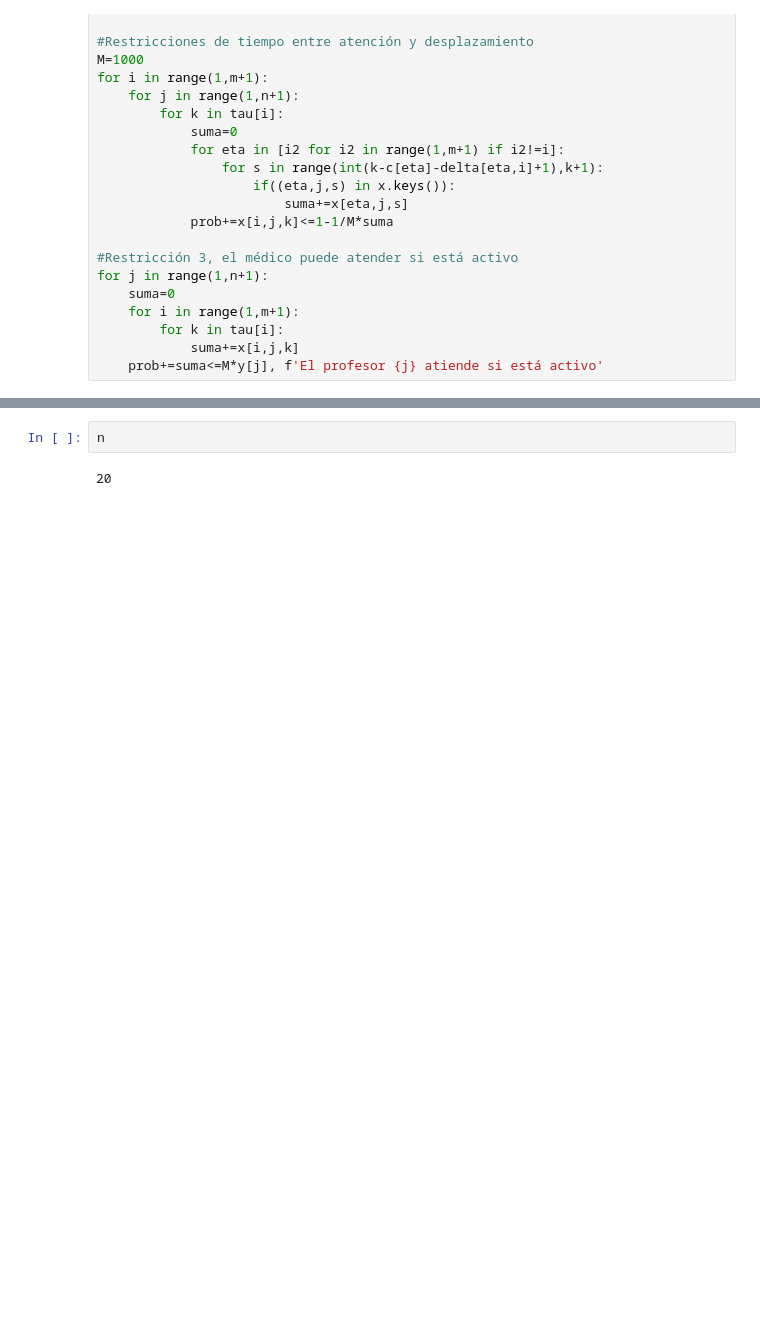
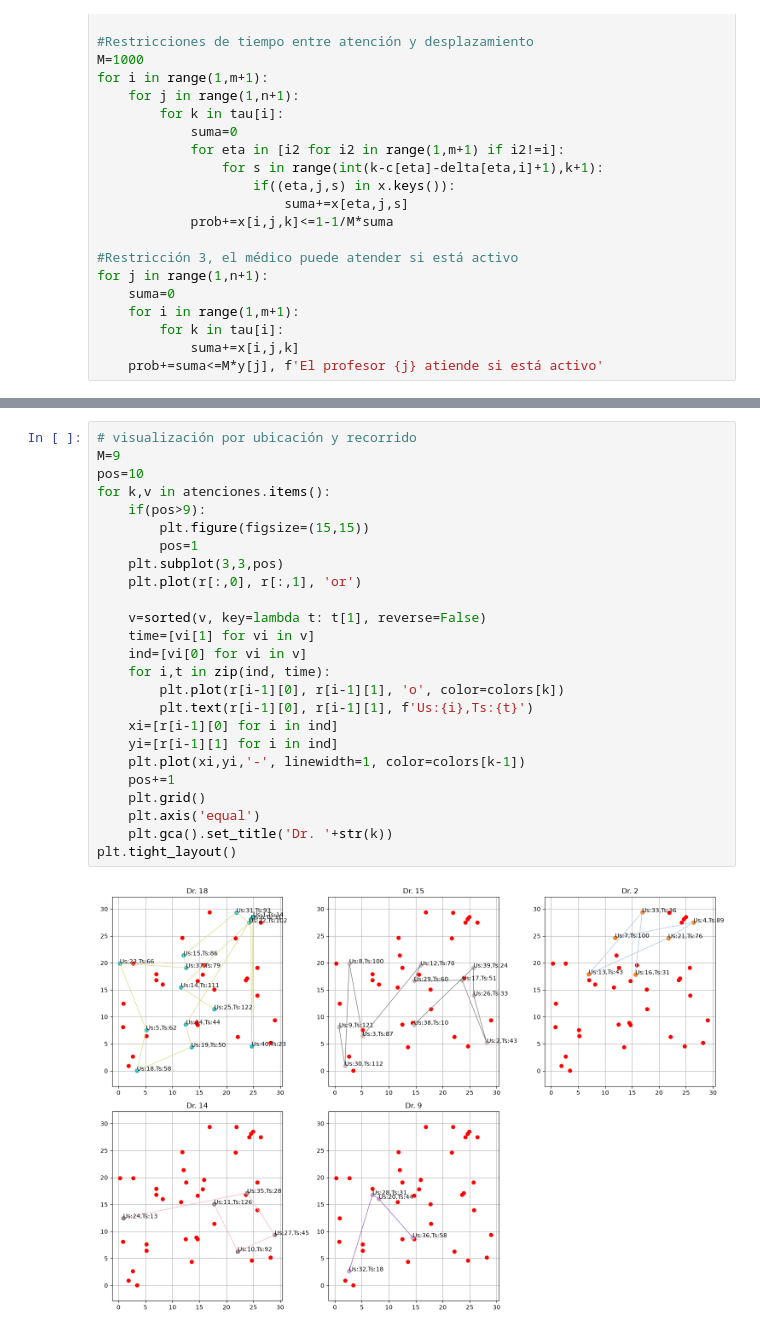
Before and after one commit to robertohincapie/Curso_TAIA, a Jupyter notebook: problema1.ipynb, the cells around one changed output, grey strips where cells are left out. Drawn from its saved outputs; the diff is of its cells as text; blank space fills up the shorter version.

```diff
--- a/problema1.ipynb
+++ b/problema1.ipynb
@@ -150,4 +185,27 @@ plt.tight_layout()
 # %%
-n
+# visualización por ubicación y recorrido
+M=9
+pos=10
+for k,v in atenciones.items():
+    if(pos>9):
+        plt.figure(figsize=(15,15))
+        pos=1
+    plt.subplot(3,3,pos)
+    plt.plot(r[:,0], r[:,1], 'or')
+
+    v=sorted(v, key=lambda t: t[1], reverse=False)
+    time=[vi[1] for vi in v]
+    ind=[vi[0] for vi in v]
+    for i,t in zip(ind, time):
+        plt.plot(r[i-1][0], r[i-1][1], 'o', color=colors[k])
+        plt.text(r[i-1][0], r[i-1][1], f'Us:{i},Ts:{t}')
+    xi=[r[i-1][0] for i in ind]
+    yi=[r[i-1][1] for i in ind]
+    plt.plot(xi,yi,'-', linewidth=1, color=colors[k-1])
+    pos+=1
+    plt.grid()
+    plt.axis('equal')
+    plt.gca().set_title('Dr. '+str(k))
+plt.tight_layout()
 # %% [output]
-20
+[figure, added]
```
Also changed, not shown: parts of 5 cells of this notebook, 1 other file.
